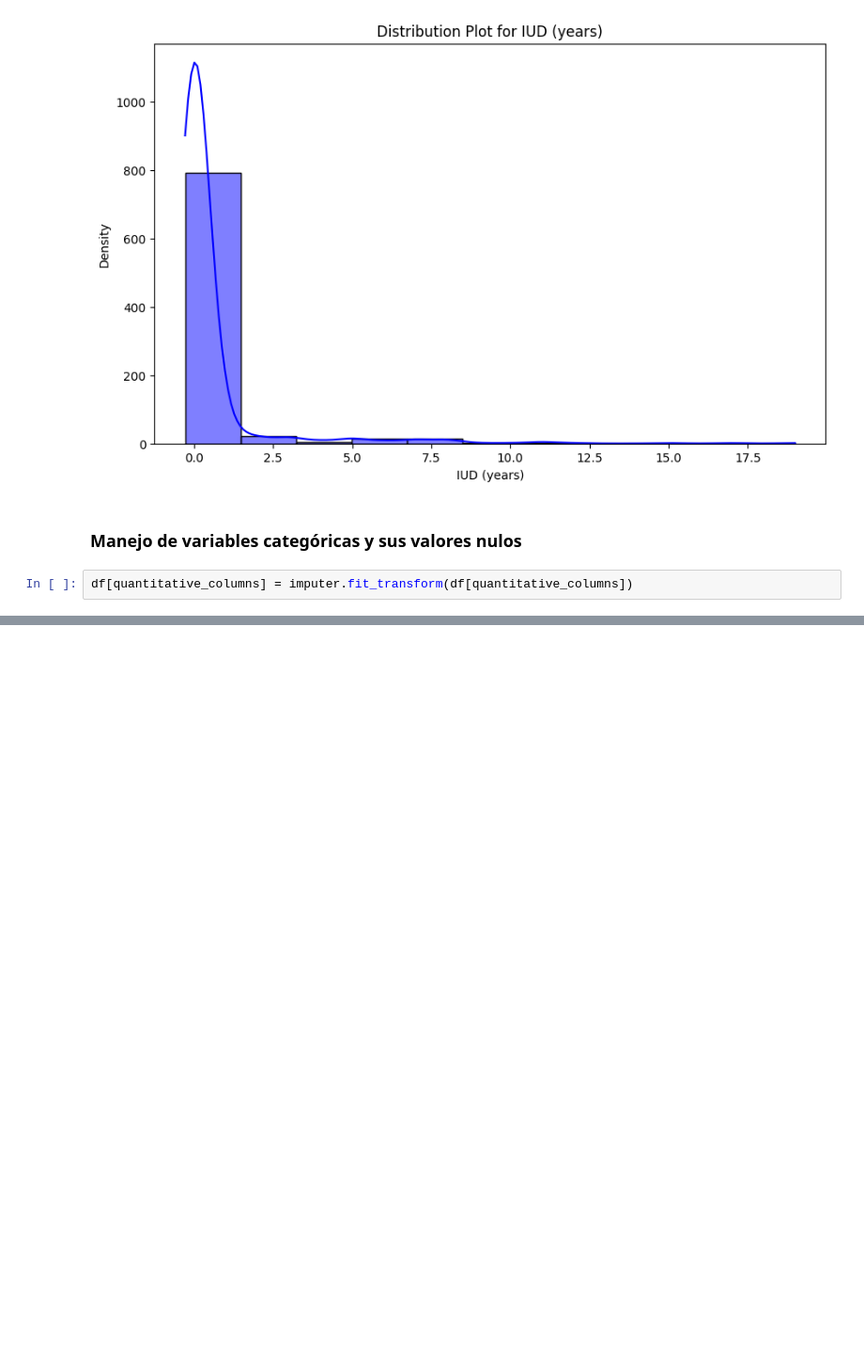
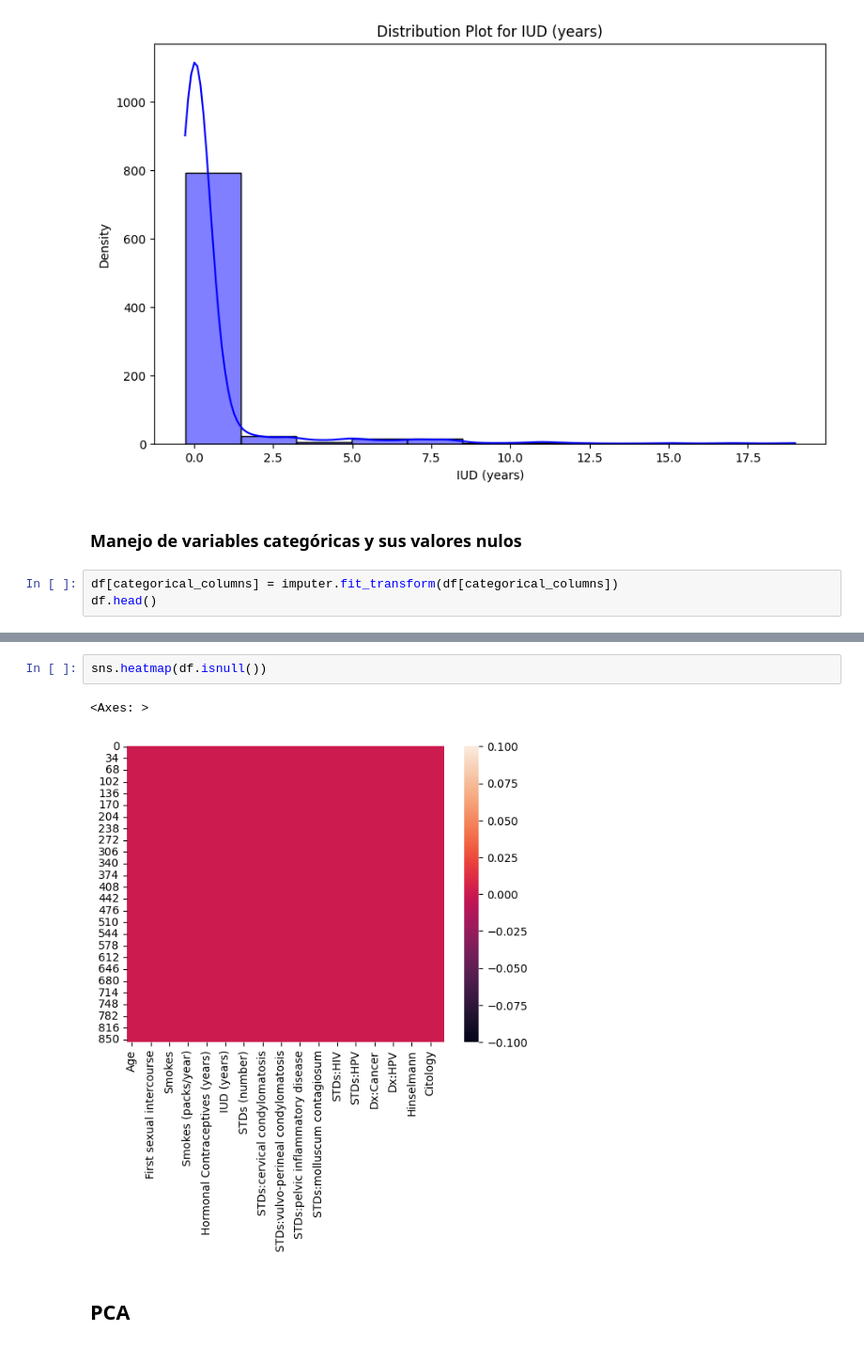
Before and after one commit to DiegoPerdomo0805/lab1-DataScience, a Jupyter notebook: exploración.ipynb, the cells around one changed output, grey strips where cells are left out. Shown at 94% size. Drawn from its saved outputs; the diff is of its cells as text; blank space fills up the shorter version.

```diff
--- a/exploración.ipynb
+++ b/exploración.ipynb
@@ -304,4 +314,5 @@ for column in quantitative_columns:
 # %% [markdown]
 ### Manejo de variables categóricas y sus valores nulos
 # %%
-df[quantitative_columns] = imputer.fit_transform(df[quantitative_columns])
+df[categorical_columns] = imputer.fit_transform(df[categorical_columns])
+df.head()
@@ -307,0 +327,7 @@ df[quantitative_columns] = imputer.fit_transform(df[quantitative_columns])
+# %%
+sns.heatmap(df.isnull())
+# %% [output]
+<Axes: >
+[figure, added]
+# %% [markdown]
+## PCA
```
Also changed, not shown: parts of 3 cells of this notebook.
